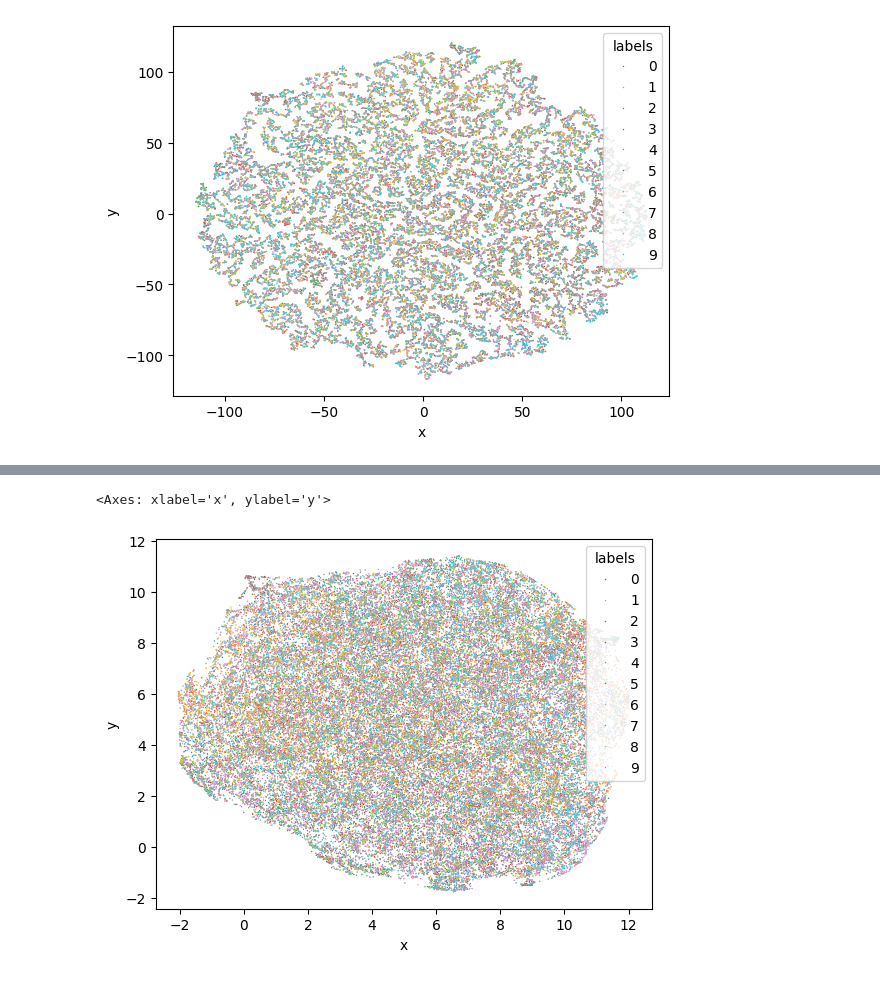
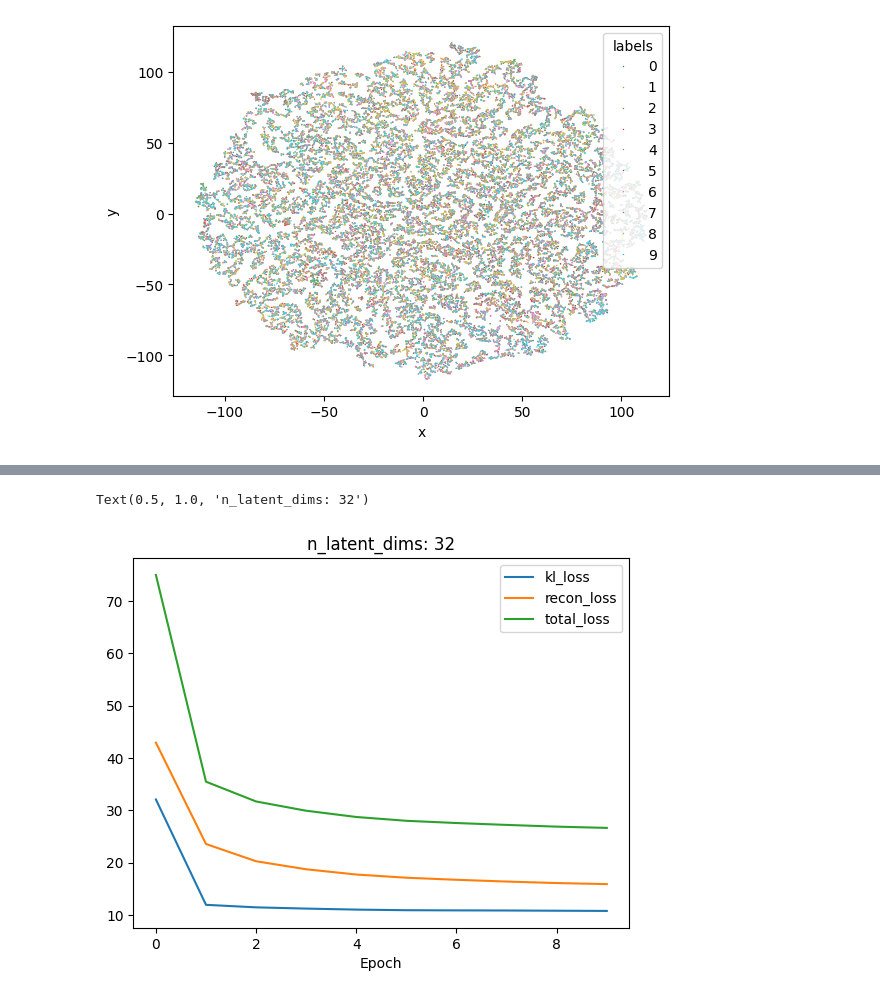
Before and after one commit to UTSW-Software-Engineering-Course-2025/Mod2_Taosha, a Jupyter notebook: HPO/latent_space.ipynb, the cells around one changed output, grey strips where cells are left out. Drawn from its saved outputs; the diff is of its cells as text; code cells hidden in the pictures.

```diff
--- a/HPO/latent_space.ipynb
+++ b/HPO/latent_space.ipynb
@@ -215,12 +184,15 @@ sns.scatterplot(data=img, x='x', y='y', hue='labels', s=1)
-# %%
-X = z_mean
-tsne = umap.UMAP().fit_transform(X)
-
-img = pd.DataFrame(tsne)
-img.columns = ['x', 'y']
-img['labels'] = train_labels.astype(str)
-img = img.sort_values(by='labels')
-sns.scatterplot(data=img, x='x', y='y', hue='labels', s=1)
-# %% [output]
-<Axes: xlabel='x', ylabel='y'>
-[figure, removed]
+# %%
+fig, ax = plt.subplots()
+
+for loss_name in ['kl_loss', 'recon_loss', 'total_loss']:
+    if loss_name in logs.history.keys():
+        loss_values = logs.history[loss_name]
+        x = np.arange(len(loss_values))
+        ax.plot(x, loss_values, label=loss_name)
+
+ax.legend()
+ax.set_xlabel('Epoch')
+ax.set_title(f'n_latent_dims: {n_latent_dims}')
+# %% [output]
+Text(0.5, 1.0, 'n_latent_dims: 32')
+[figure, added]
```
Also changed, not shown: parts of 10 cells of this notebook.
